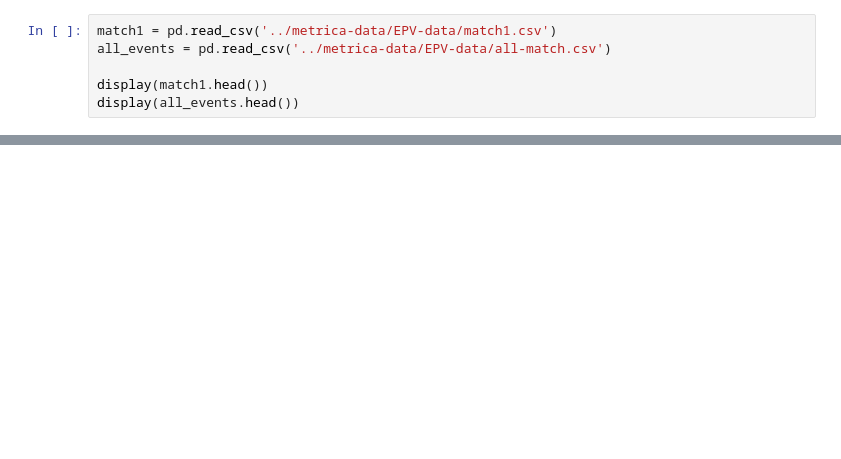
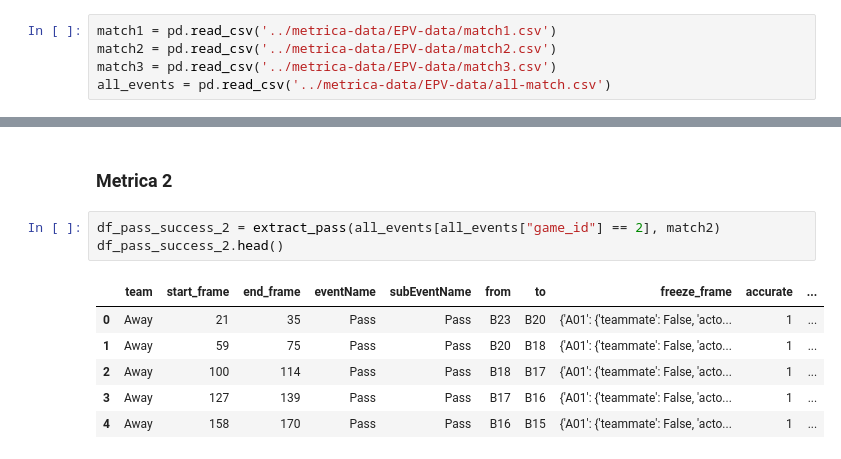
Before and after one commit to GunHeeJoe/EPV, a Jupyter notebook: notebooks/fucntion_ex.ipynb, the cells around one changed output, grey strips where cells are left out. Cells and saved outputs as stored; diff of their text form; blank space fills up the shorter version.

```diff
--- a/notebooks/fucntion_ex.ipynb
+++ b/notebooks/fucntion_ex.ipynb
@@ -16,6 +18,5 @@ pd.set_option("display.max_rows", None)
 # %%
 match1 = pd.read_csv('../metrica-data/EPV-data/match1.csv')
+match2 = pd.read_csv('../metrica-data/EPV-data/match2.csv')
+match3 = pd.read_csv('../metrica-data/EPV-data/match3.csv')
 all_events = pd.read_csv('../metrica-data/EPV-data/all-match.csv')
-
-display(match1.head())
-display(all_events.head())
@@ -35,0 +78,12 @@ Error:
+# %% [markdown]
+<h3> Metrica 2</h3>
+# %%
+df_pass_success_2 = extract_pass(all_events[all_events["game_id"] == 2], match2)
+df_pass_success_2.head()
+# %% [output]
+|  | team | start_frame | end_frame | eventName | subEventName | from | to | freeze_frame | accurate | ... |
+| 0 | Away | 21 | 35 | Pass | Pass | B23 | B20 | {'A01': {'teammate': False, 'acto... | 1 | ... |
+| 1 | Away | 59 | 75 | Pass | Pass | B20 | B18 | {'A01': {'teammate': False, 'acto... | 1 | ... |
+| 2 | Away | 100 | 114 | Pass | Pass | B18 | B17 | {'A01': {'teammate': False, 'acto... | 1 | ... |
+| 3 | Away | 127 | 139 | Pass | Pass | B17 | B16 | {'A01': {'teammate': False, 'acto... | 1 | ... |
+| 4 | Away | 158 | 170 | Pass | Pass | B16 | B15 | {'A01': {'teammate': False, 'acto... | 1 | ... |
```
Also changed, not shown: parts of 24 cells of this notebook, 2 other files.
